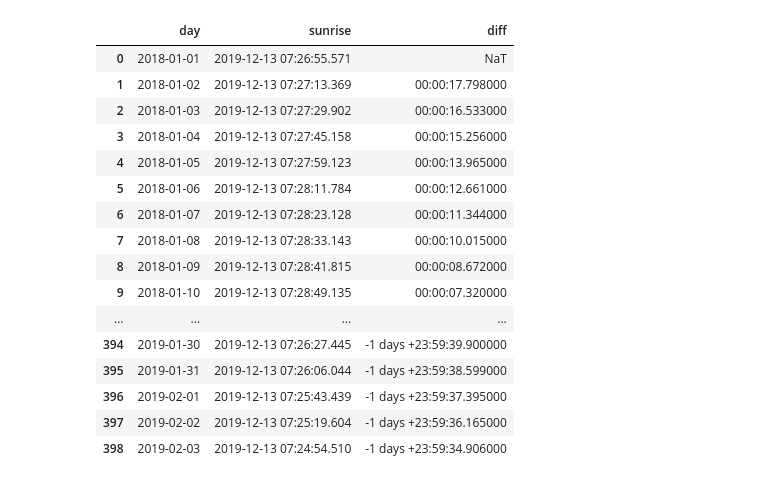
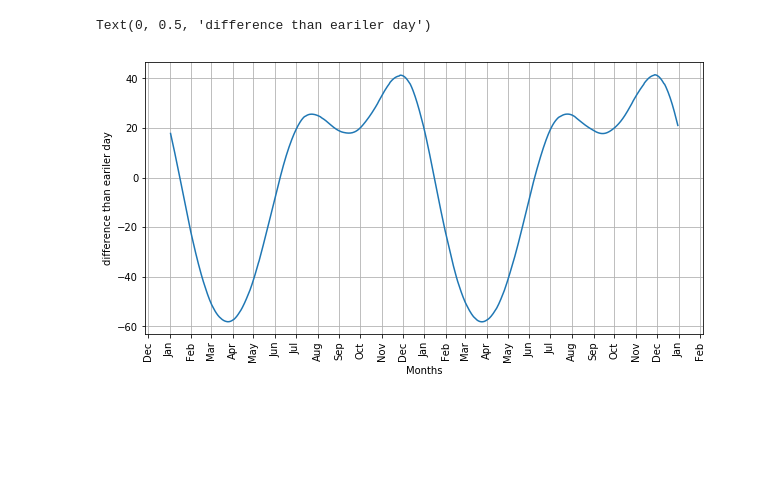
Before and after one commit to jayendra13/astro, a Jupyter notebook: sunrise.ipynb, the cells around one changed output. Saved outputs shown, nothing was run; the diff lists cells and outputs as text; code cells hidden in the pictures; blank space fills up the shorter version.

```diff
--- a/sunrise.ipynb
+++ b/sunrise.ipynb
@@ -52,21 +48,26 @@ df = pd.DataFrame({'day': x, 'sunrise': sunrise_pandas})
 df['diff'] = df.sunrise.diff()
-# %%
-df
-# %% [output]
-|  | day | sunrise | diff |
-| 0 | 2018-01-01 | 2019-12-13 07:26:55.571 | NaT |
-| 1 | 2018-01-02 | 2019-12-13 07:27:13.369 | 00:00:17.798000 |
-| 2 | 2018-01-03 | 2019-12-13 07:27:29.902 | 00:00:16.533000 |
-| 3 | 2018-01-04 | 2019-12-13 07:27:45.158 | 00:00:15.256000 |
-| 4 | 2018-01-05 | 2019-12-13 07:27:59.123 | 00:00:13.965000 |
-| 5 | 2018-01-06 | 2019-12-13 07:28:11.784 | 00:00:12.661000 |
-| 6 | 2018-01-07 | 2019-12-13 07:28:23.128 | 00:00:11.344000 |
-| 7 | 2018-01-08 | 2019-12-13 07:28:33.143 | 00:00:10.015000 |
-| 8 | 2018-01-09 | 2019-12-13 07:28:41.815 | 00:00:08.672000 |
-| 9 | 2018-01-10 | 2019-12-13 07:28:49.135 | 00:00:07.320000 |
-| ... | ... | ... | ... |
-| 394 | 2019-01-30 | 2019-12-13 07:26:27.445 | -1 days +23:59:39.900000 |
-| 395 | 2019-01-31 | 2019-12-13 07:26:06.044 | -1 days +23:59:38.599000 |
-| 396 | 2019-02-01 | 2019-12-13 07:25:43.439 | -1 days +23:59:37.395000 |
-| 397 | 2019-02-02 | 2019-12-13 07:25:19.604 | -1 days +23:59:36.165000 |
-| 398 | 2019-02-03 | 2019-12-13 07:24:54.510 | -1 days +23:59:34.906000 |
+# %%
+def calc_diff(a,b):
+    d = a-b
+    if d:
+        if d<datetime.timedelta(days=1):
+            d = datetime.timedelta(days=1) - d
+            d = -(d.total_seconds())
+        else:
+            d = d - datetime.timedelta(days=1)
+            d = (d.total_seconds())
+    return d
+
+
+diff = [calc_diff(t,s) for s,t in zip(rise_time, rise_time[1:])]
+plt.plot(days[1:],diff)
+plt.grid()
+x_ = plt.gca().xaxis
+x_.set_major_locator(locator)
+x_.set_major_formatter(fmt)
+plt.xticks(rotation=90)
+plt.xlabel('Months')
+plt.ylabel('difference than eariler day')
+# %% [output]
+Text(0, 0.5, 'difference than eariler day')
+[figure, added]
```
Also changed, not shown: parts of 4 cells of this notebook.
